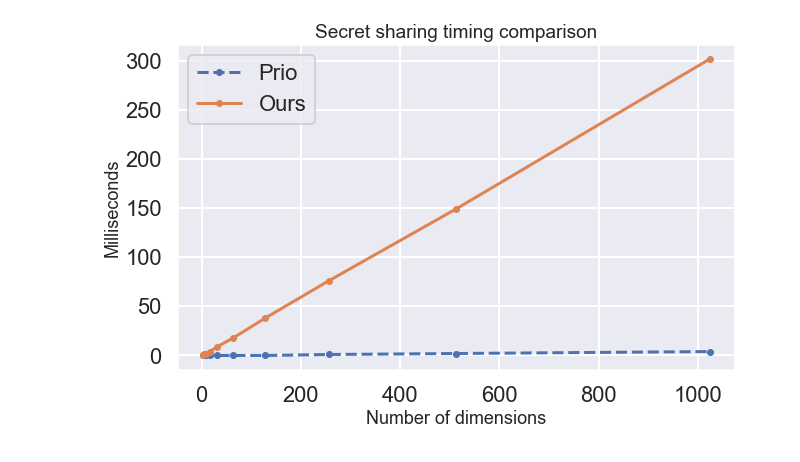
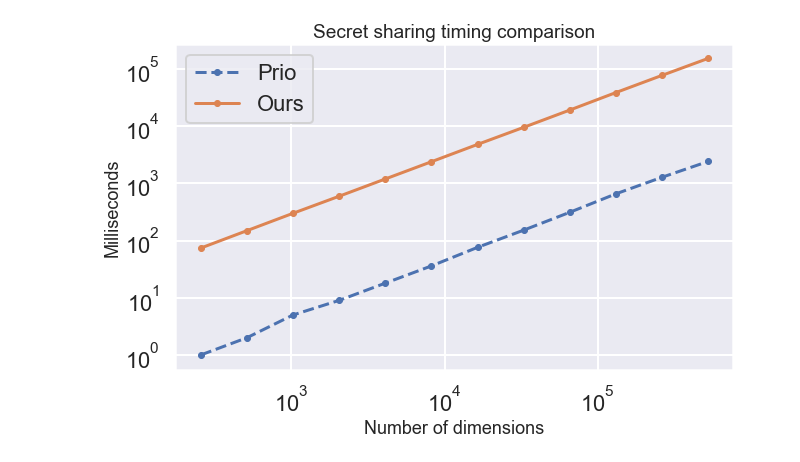
Before and after one commit to abiswas3/Verifiable-Differential-Privacy, a Jupyter notebook: scripts_for_paper/PlotsForPaper.ipynb, the cells around one changed output. Cells and saved outputs as stored; diff of their text form; code cells hidden in the pictures.

```diff
--- a/scripts_for_paper/PlotsForPaper.ipynb
+++ b/scripts_for_paper/PlotsForPaper.ipynb
@@ -6,18 +6,20 @@ import seaborn as sns
 sns.set('poster')
 # %%
 # Secret Sharing : Varying M
-d = {2:[0, 0], 4:[0, 1], 8:[0, 2], 16:[0, 4], 32:[0, 9], 64:[0, 18], 128:[0, 38], 256:[1, 76], 512:[2, 149], 1024:[4, 302]}
+d = {256:[1, 74], 512:[2, 149], 1024:[5, 300], 2048:[9, 596], 4096:[18, 1194], 8192:[36, 2390], 16384:[76, 4799], 32768:[152, 9540], 65536:[312, 19135], 131072:[656, 38717], 262144:[1279, 77326], 524288:[2415, 153082]}
 df = pd.DataFrame(d, index=['Prio', 'Ours']).T
 
 ax = df['Prio'].plot(figsize=(10,6), style='.--')
 ax.set_ylabel('Milliseconds', fontsize=18);
 ax.set_xlabel('Number of dimensions', fontsize=18);
 
 df['Ours'].plot(ax=ax, figsize=(10,6), style='.-')
 ax.set_title("Secret sharing timing comparison", fontsize=19)
 ax.legend()
+ax.set_yscale('log')
+ax.set_xscale('log')
 
 plt.savefig('/Users/ari/Desktop/secret_sharing.png')
 # %% [output]
-[figure, old version]
+[figure, new version]
 # %%
```
Also changed, not shown: parts of 1 cell of this notebook, 4 other files.
